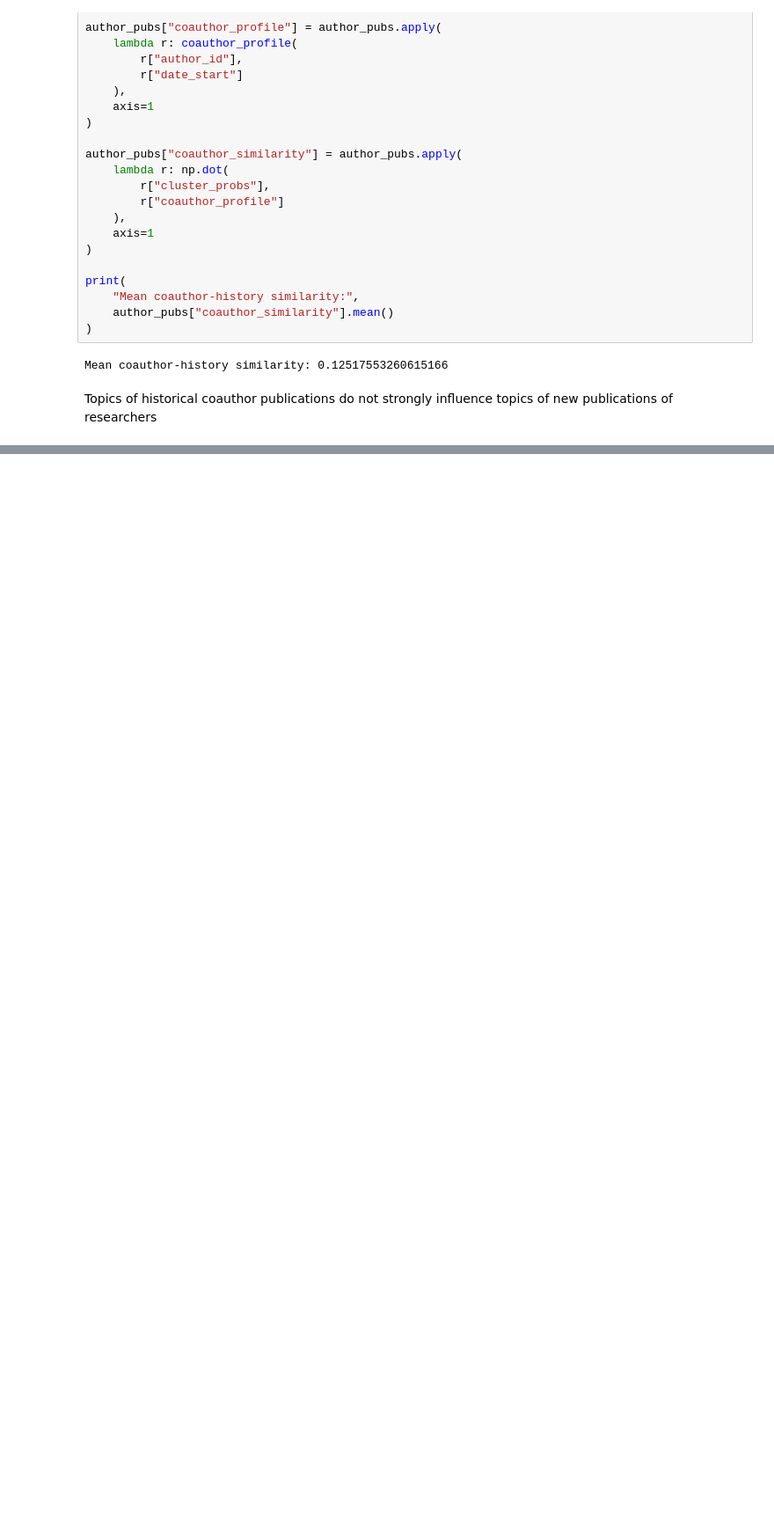
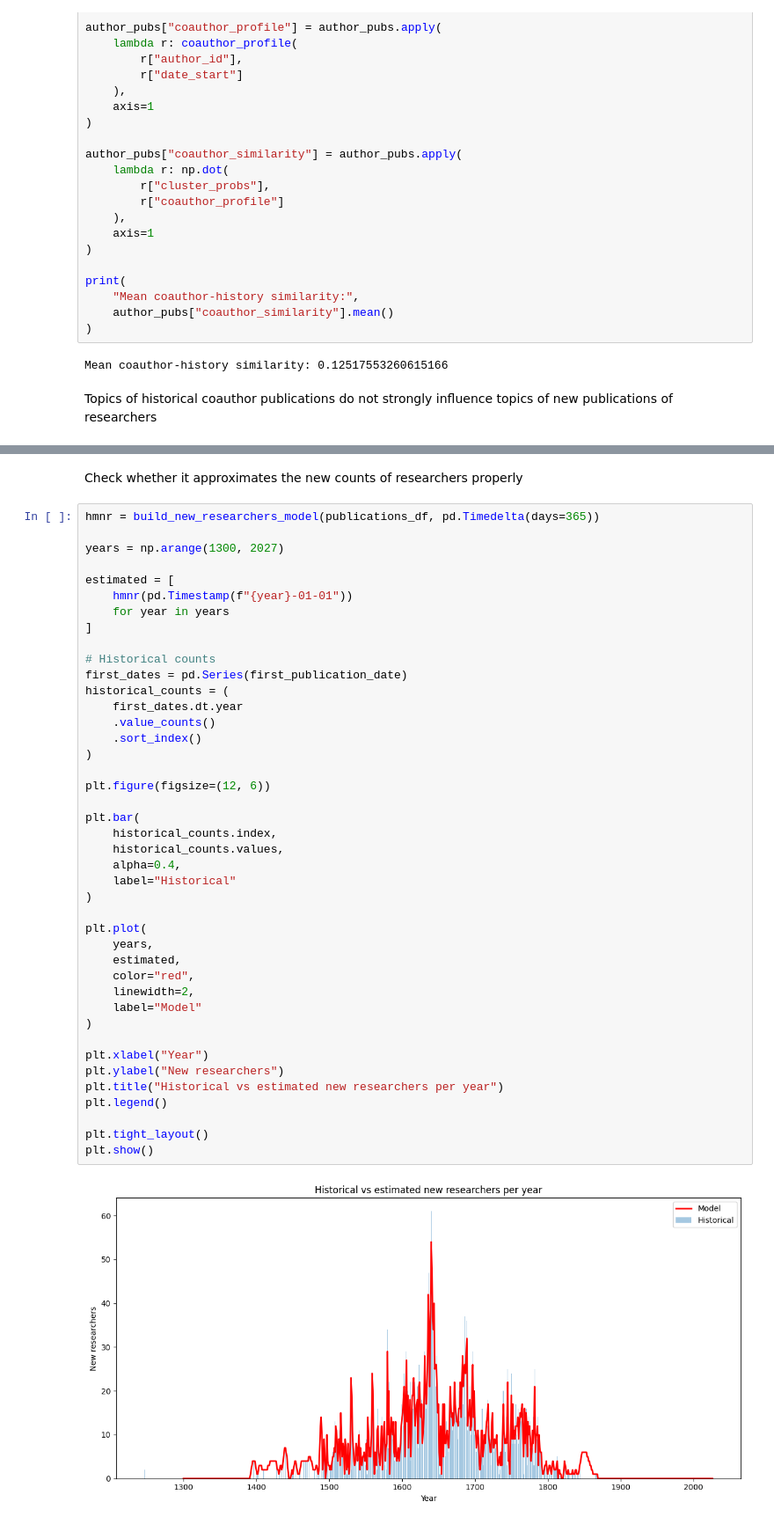
Before and after one commit to wojcho/CHExNet-CAC-ALMA-ABM, a Jupyter notebook: abm.ipynb, the cells around one changed output, grey strips where cells are left out. Shown at 88% size. Cells and saved outputs as stored; diff of their text form; blank space fills up the shorter version.

```diff
--- a/abm.ipynb
+++ b/abm.ipynb
@@ -789,0 +1126,46 @@ Topics of historical coauthor publications do not strongly influence topics of n
+# %% [markdown]
+Check whether it approximates the new counts of researchers properly
+# %%
+hmnr = build_new_researchers_model(publications_df, pd.Timedelta(days=365))
+
+years = np.arange(1300, 2027)
+
+estimated = [
+    hmnr(pd.Timestamp(f"{year}-01-01"))
+    for year in years
+]
+
+# Historical counts
+first_dates = pd.Series(first_publication_date)
+historical_counts = (
+    first_dates.dt.year
+    .value_counts()
+    .sort_index()
+)
+
+plt.figure(figsize=(12, 6))
+
+plt.bar(
+    historical_counts.index,
+    historical_counts.values,
+    alpha=0.4,
+    label="Historical"
+)
+
+plt.plot(
+    years,
+    estimated,
+    color="red",
+    linewidth=2,
+    label="Model"
+)
+
+plt.xlabel("Year")
+plt.ylabel("New researchers")
+plt.title("Historical vs estimated new researchers per year")
+plt.legend()
+
+plt.tight_layout()
+plt.show()
+# %% [output]
+[figure, added]
```
Also changed, not shown: parts of 45 cells of this notebook, 1 other file.
